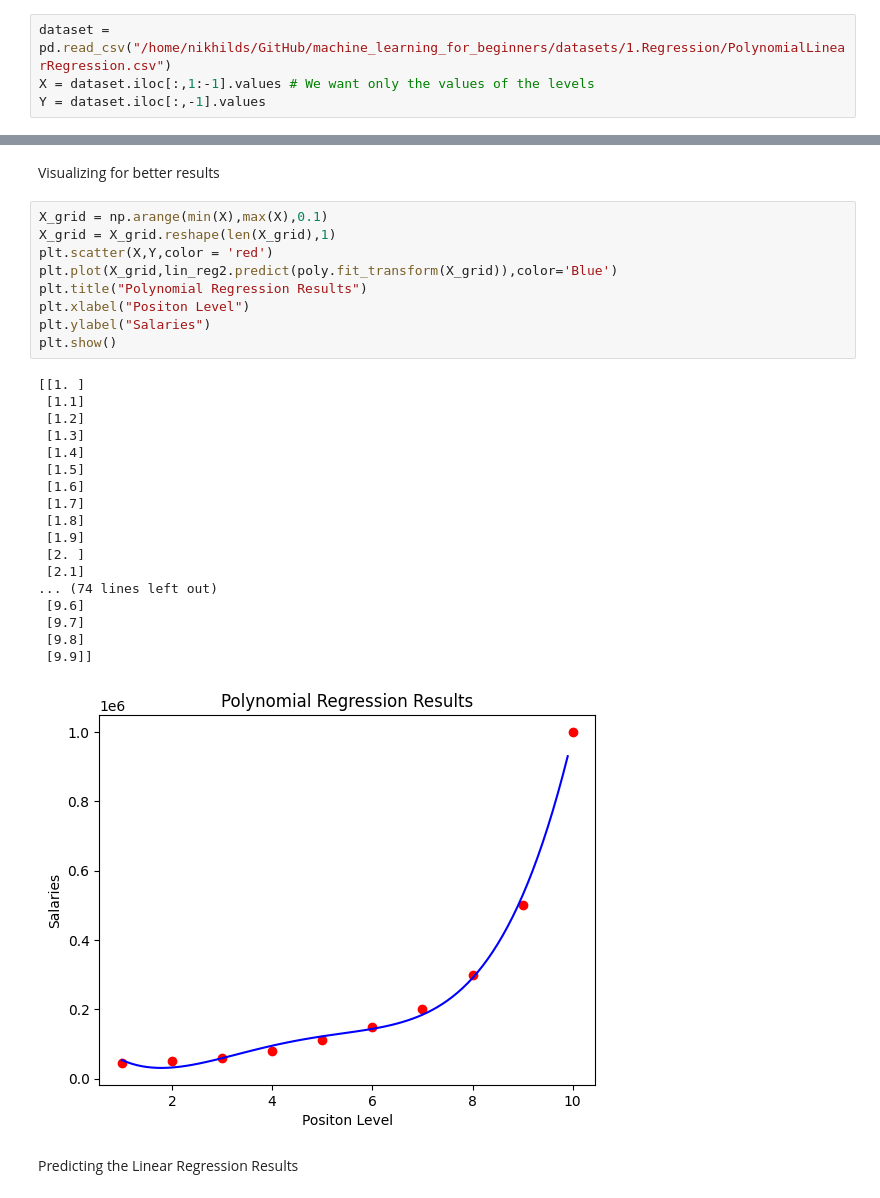
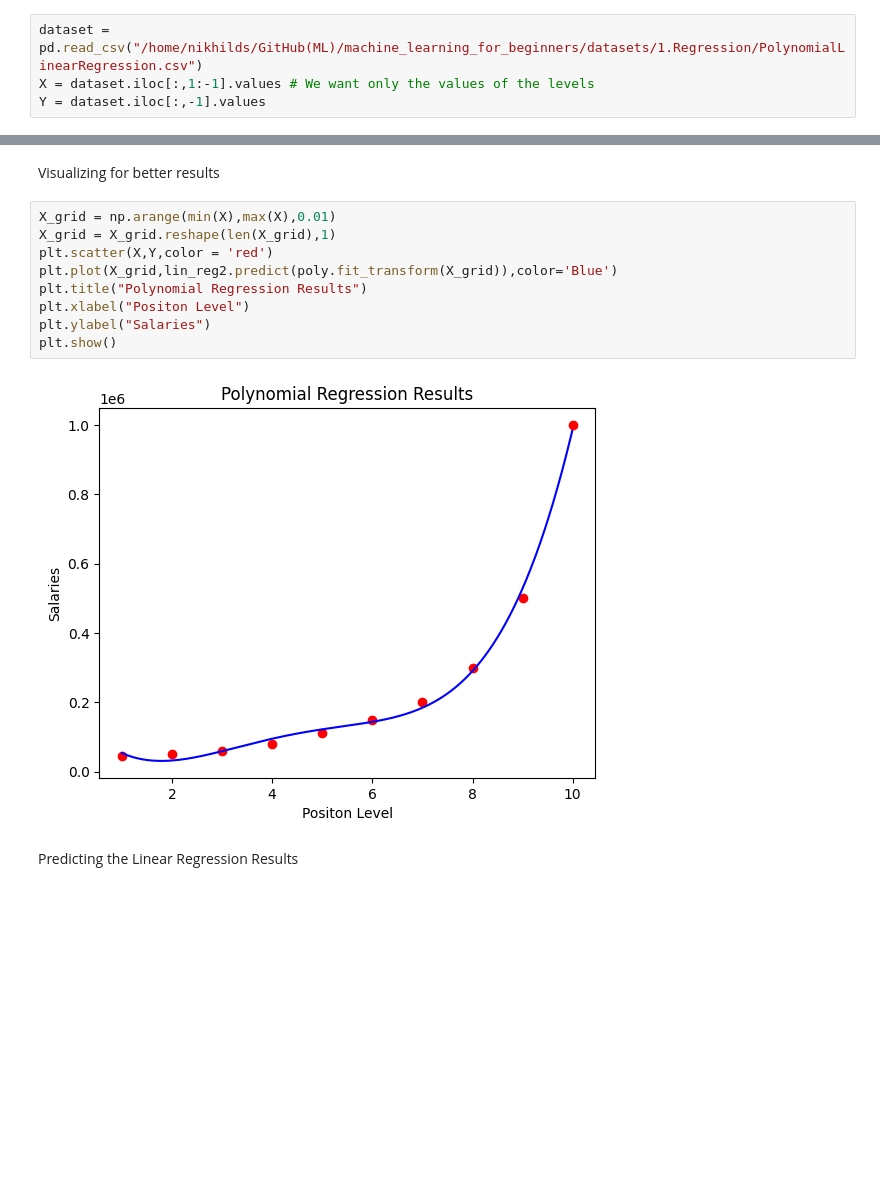
Before and after one commit to nikhildsza/machine_learning_for_beginners, a Jupyter notebook: models/2.Regression/4.Polynomial Regression.ipynb, the cells around one changed output, grey strips where cells are left out. Drawn from its saved outputs; the diff is of its cells as text; blank space fills up the shorter version.

Commit message:
Updated dataset path

```diff
--- a/models/2.Regression/4.Polynomial Regression.ipynb
+++ b/models/2.Regression/4.Polynomial Regression.ipynb
@@ -17,7 +9,7 @@ please provide us feedback at https://github.com/pandas-dev/pandas/issues/54466
 # %% [markdown]
 Importing the dataset
 # %%
-dataset = pd.read_csv("/home/nikhilds/GitHub/machine_learning_for_beginners/datasets/1.Regression/PolynomialLinearRegression.csv")
+dataset = pd.read_csv("/home/nikhilds/GitHub(ML)/machine_learning_for_beginners/datasets/1.Regression/PolynomialLinearRegression.csv")
 X = dataset.iloc[:,1:-1].values # We want only the values of the levels
 Y = dataset.iloc[:,-1].values
 # %% [markdown]
@@ -63,33 +55,16 @@ plt.show()
 # %% [markdown]
 Visualizing for better results
 # %%
-X_grid = np.arange(min(X),max(X),0.1)
+X_grid = np.arange(min(X),max(X),0.01)
 X_grid = X_grid.reshape(len(X_grid),1)
 plt.scatter(X,Y,color = 'red')
 plt.plot(X_grid,lin_reg2.predict(poly.fit_transform(X_grid)),color='Blue')
 plt.title("Polynomial Regression Results")
 plt.xlabel("Positon Level")
 plt.ylabel("Salaries")
 plt.show()
 # %% [output]
-[[1. ]
- [1.1]
- [1.2]
- [1.3]
- [1.4]
- [1.5]
- [1.6]
- [1.7]
- [1.8]
- [1.9]
- [2. ]
- [2.1]
-... (74 lines left out)
- [9.6]
- [9.7]
- [9.8]
- [9.9]]
-[figure, old version]
+[figure, new version]
 # %% [markdown]
 Predicting the Linear Regression Results
 # %%
```
Also changed, not shown: parts of 2 cells of this notebook, 12 other files.
